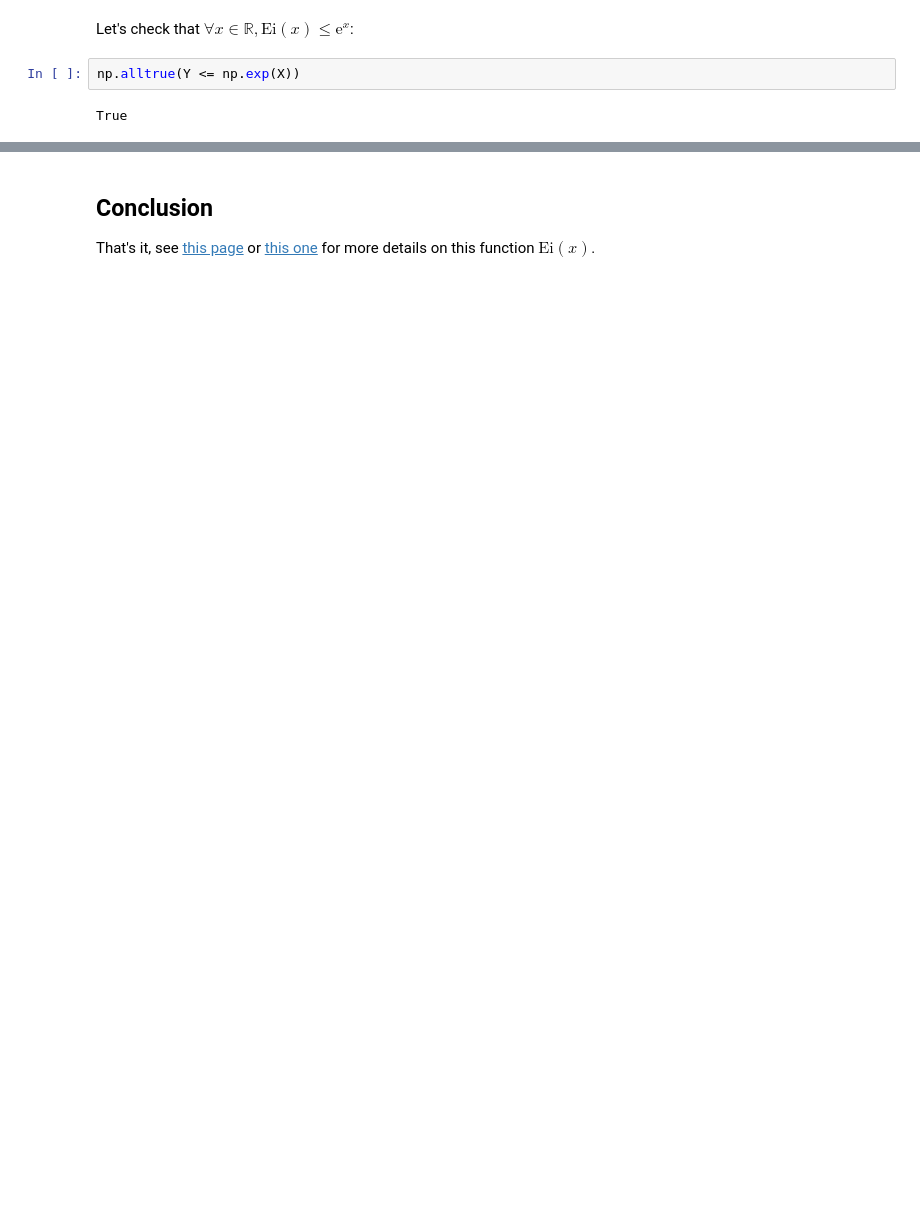
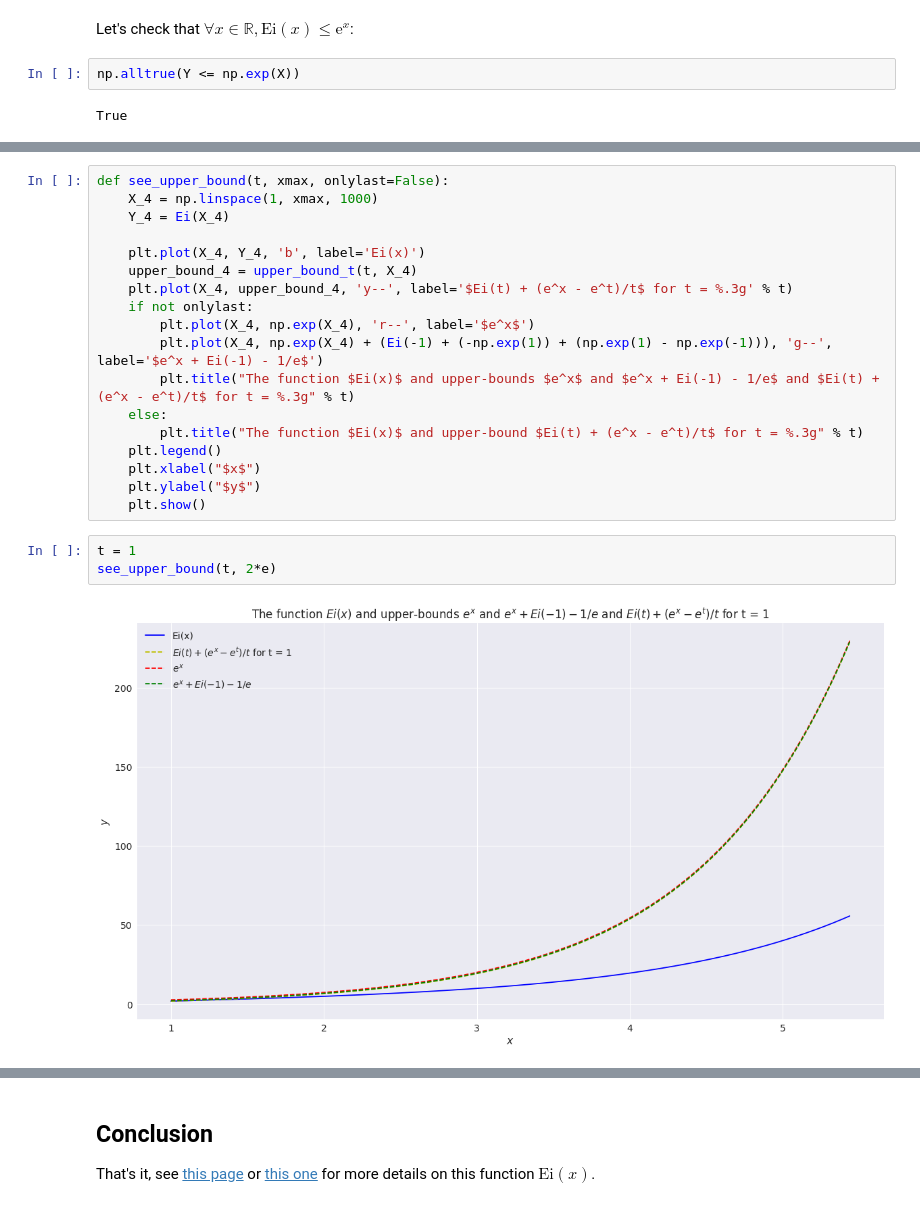
Before and after one commit to Naereen/notebooks, a Jupyter notebook: Exponential_Integral_Python.ipynb, the cells around one changed output, grey strips where cells are left out. Drawn from its saved outputs; the diff is of its cells as text; blank space fills up the shorter version.

```diff
--- a/Exponential_Integral_Python.ipynb
+++ b/Exponential_Integral_Python.ipynb
@@ -236,0 +283,23 @@ Text(0,0.5,'$y$')
+# %%
+def see_upper_bound(t, xmax, onlylast=False):
+    X_4 = np.linspace(1, xmax, 1000)
+    Y_4 = Ei(X_4)
+
+    plt.plot(X_4, Y_4, 'b', label='Ei(x)')
+    upper_bound_4 = upper_bound_t(t, X_4)
+    plt.plot(X_4, upper_bound_4, 'y--', label='$Ei(t) + (e^x - e^t)/t$ for t = %.3g' % t)
+    if not onlylast:
+        plt.plot(X_4, np.exp(X_4), 'r--', label='$e^x$')
+        plt.plot(X_4, np.exp(X_4) + (Ei(-1) + (-np.exp(1)) + (np.exp(1) - np.exp(-1))), 'g--', label='$e^x + Ei(-1) - 1/e$')
+        plt.title("The function $Ei(x)$ and upper-bounds $e^x$ and $e^x + Ei(-1) - 1/e$ and $Ei(t) + (e^x - e^t)/t$ for t = %.3g" % t)
+    else:
+        plt.title("The function $Ei(x)$ and upper-bound $Ei(t) + (e^x - e^t)/t$ for t = %.3g" % t)
+    plt.legend()
+    plt.xlabel("$x$")
+    plt.ylabel("$y$")
+    plt.show()
+# %%
+t = 1
+see_upper_bound(t, 2*e)
+# %% [output]
+[figure, added]
```
Also changed, not shown: parts of 19 cells of this notebook, 1 other file.
